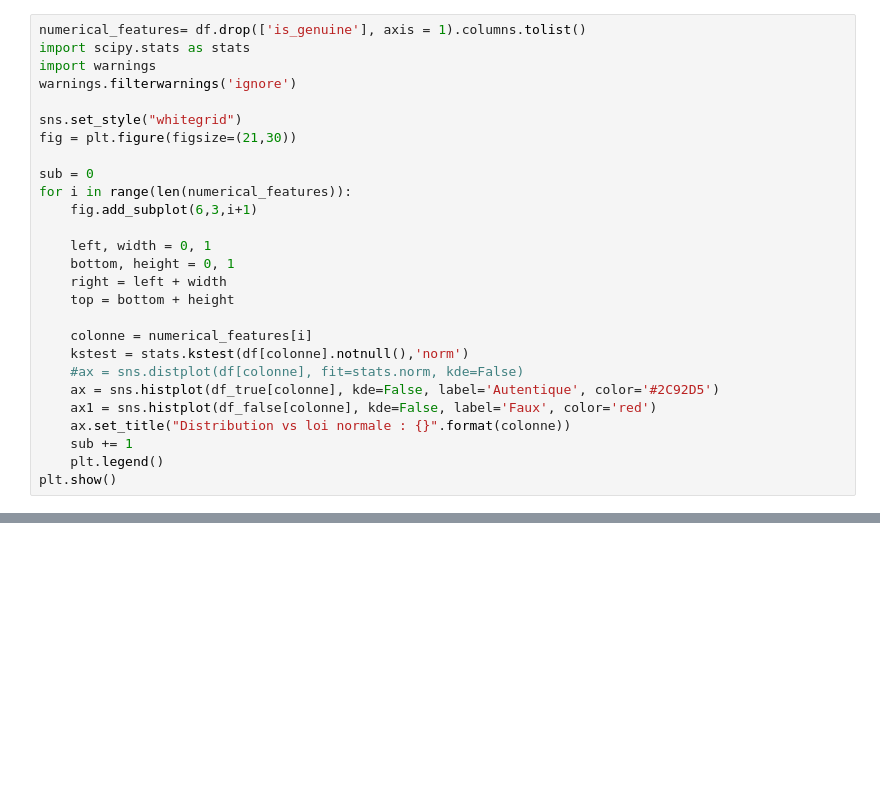
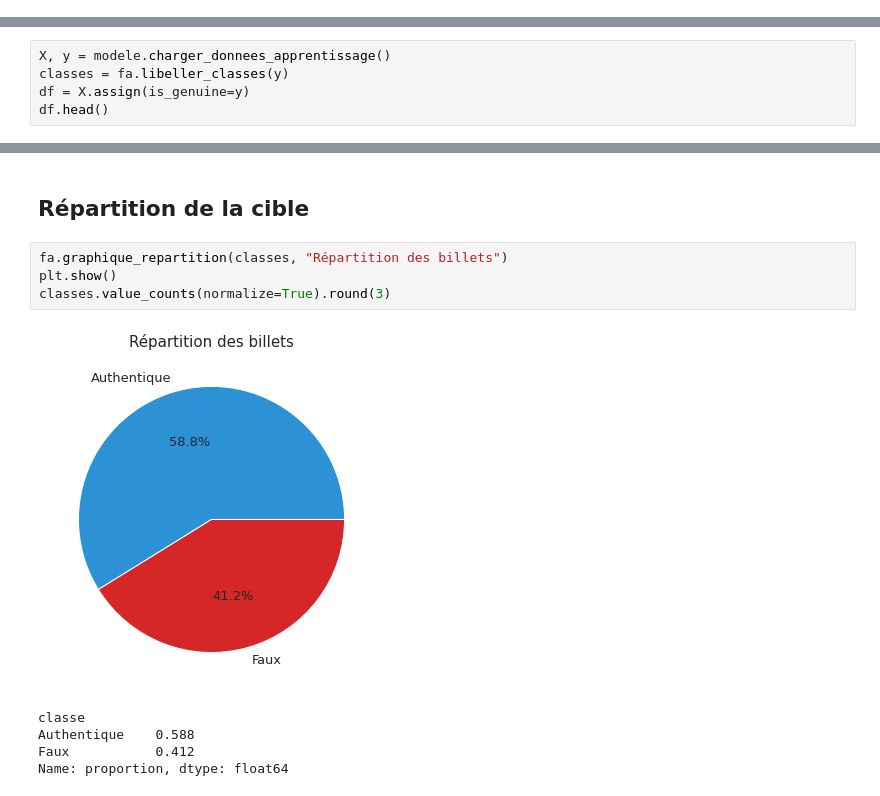
Before and after one commit to fofrbro/Detection-de-Faux-Billets, a Jupyter notebook: analyse_faux_billets.ipynb, the cells around one changed output, grey strips where cells are left out. Saved outputs shown, nothing was run; the diff lists cells and outputs as text; blank space fills up the shorter version.

```diff
--- a/analyse_faux_billets.ipynb
+++ b/analyse_faux_billets.ipynb
@@ -234,27 +0,0 @@ for col in df.select_dtypes('float'):
-# %%
-numerical_features= df.drop(['is_genuine'], axis = 1).columns.tolist()
-import scipy.stats as stats
-import warnings
-warnings.filterwarnings('ignore')
-
-sns.set_style("whitegrid")
-fig = plt.figure(figsize=(21,30))
-
-sub = 0
-for i in range(len(numerical_features)):
-    fig.add_subplot(6,3,i+1)
-
-    left, width = 0, 1
-    bottom, height = 0, 1
-    right = left + width
-    top = bottom + height
-
-    colonne = numerical_features[i]
-    kstest = stats.kstest(df[colonne].notnull(),'norm')
-    #ax = sns.distplot(df[colonne], fit=stats.norm, kde=False)
-    ax = sns.histplot(df_true[colonne], kde=False, label='Autentique', color='#2C92D5')
-    ax1 = sns.histplot(df_false[colonne], kde=False, label='Faux', color='red')
-    ax.set_title("Distribution vs loi normale : {}".format(colonne))
-    sub += 1
-    plt.legend()
-plt.show()
@@ -740,0 +58,5 @@ predict
+# %%
+X, y = modele.charger_donnees_apprentissage()
+classes = fa.libeller_classes(y)
+df = X.assign(is_genuine=y)
+df.head()
@@ -740,0 +107,12 @@ predict
+# %% [markdown]
+## Répartition de la cible
+# %%
+fa.graphique_repartition(classes, "Répartition des billets")
+plt.show()
+classes.value_counts(normalize=True).round(3)
+# %% [output]
+[figure, added]
+classe
+Authentique    0.588
+Faux           0.412
+Name: proportion, dtype: float64
```
Also changed, not shown: parts of 148 cells of this notebook, 16 other files.
